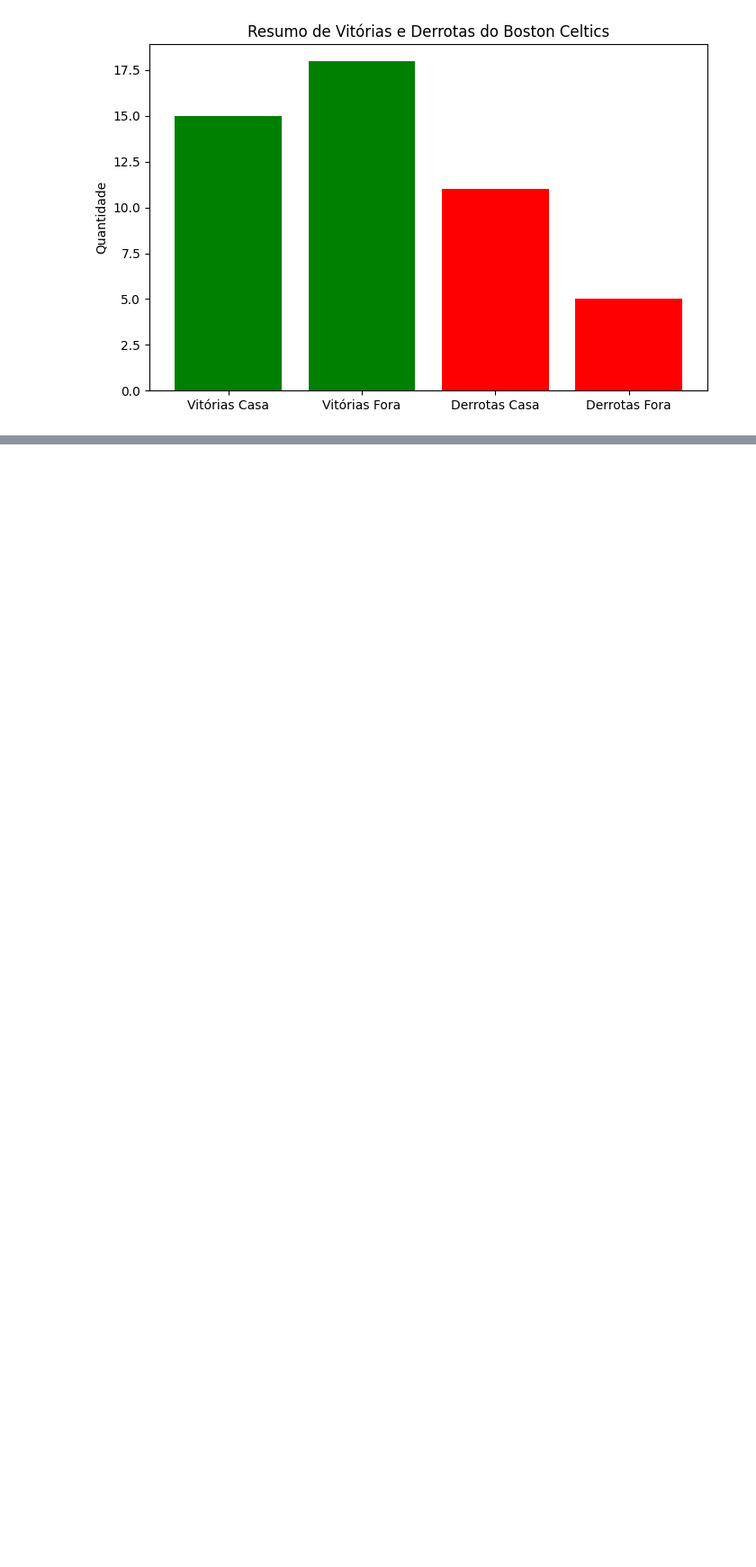
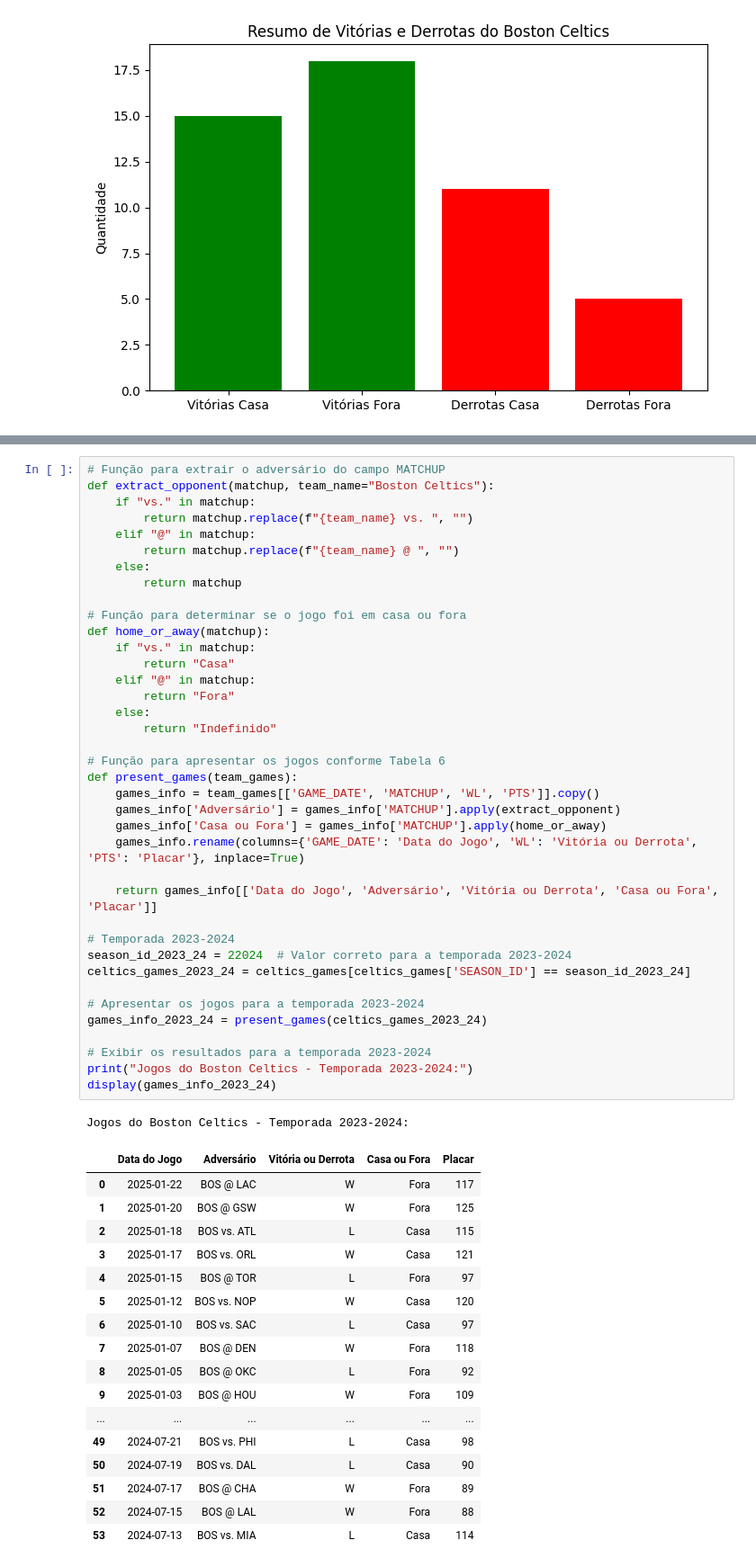
Before and after one commit to jacksonlmp/data_science_nba, a Jupyter notebook: notebook/data_exploration.ipynb, the cells around one changed output, grey strips where cells are left out. Shown at 90% size. Cells and saved outputs as stored; diff of their text form; blank space fills up the shorter version.

```diff
--- a/notebook/data_exploration.ipynb
+++ b/notebook/data_exploration.ipynb
@@ -210,0 +375,57 @@ See the caveats in the documentation: https://pandas.pydata.org/pandas-docs/stab
+# %%
+# Função para extrair o adversário do campo MATCHUP
+def extract_opponent(matchup, team_name="Boston Celtics"):
+    if "vs." in matchup:
+        return matchup.replace(f"{team_name} vs. ", "")
+    elif "@" in matchup:
+        return matchup.replace(f"{team_name} @ ", "")
+    else:
+        return matchup
+
+# Função para determinar se o jogo foi em casa ou fora
+def home_or_away(matchup):
+    if "vs." in matchup:
+        return "Casa"
+    elif "@" in matchup:
+        return "Fora"
+    else:
+        return "Indefinido"
+
+# Função para apresentar os jogos conforme Tabela 6
+def present_games(team_games):
+    games_info = team_games[['GAME_DATE', 'MATCHUP', 'WL', 'PTS']].copy()
+    games_info['Adversário'] = games_info['MATCHUP'].apply(extract_opponent)
+    games_info['Casa ou Fora'] = games_info['MATCHUP'].apply(home_or_away)
+    games_info.rename(columns={'GAME_DATE': 'Data do Jogo', 'WL': 'Vitória ou Derrota', 'PTS': 'Placar'}, inplace=True)
+
+    return games_info[['Data do Jogo', 'Adversário', 'Vitória ou Derrota', 'Casa ou Fora', 'Placar']]
+
+# Temporada 2023-2024
+season_id_2023_24 = 22024  # Valor correto para a temporada 2023-2024
+celtics_games_2023_24 = celtics_games[celtics_games['SEASON_ID'] == season_id_2023_24]
+
+# Apresentar os jogos para a temporada 2023-2024
+games_info_2023_24 = present_games(celtics_games_2023_24)
+
+# Exibir os resultados para a temporada 2023-2024
+print("Jogos do Boston Celtics - Temporada 2023-2024:")
+display(games_info_2023_24)
+# %% [output]
+Jogos do Boston Celtics - Temporada 2023-2024:
+|  | Data do Jogo | Adversário | Vitória ou Derrota | Casa ou Fora | Placar |
+| 0 | 2025-01-22 | BOS @ LAC | W | Fora | 117 |
+| 1 | 2025-01-20 | BOS @ GSW | W | Fora | 125 |
+| 2 | 2025-01-18 | BOS vs. ATL | L | Casa | 115 |
+| 3 | 2025-01-17 | BOS vs. ORL | W | Casa | 121 |
+| 4 | 2025-01-15 | BOS @ TOR | L | Fora | 97 |
+| 5 | 2025-01-12 | BOS vs. NOP | W | Casa | 120 |
+| 6 | 2025-01-10 | BOS vs. SAC | L | Casa | 97 |
+| 7 | 2025-01-07 | BOS @ DEN | W | Fora | 118 |
+| 8 | 2025-01-05 | BOS @ OKC | L | Fora | 92 |
+| 9 | 2025-01-03 | BOS @ HOU | W | Fora | 109 |
+| ... | ... | ... | ... | ... | ... |
+| 49 | 2024-07-21 | BOS vs. PHI | L | Casa | 98 |
+| 50 | 2024-07-19 | BOS vs. DAL | L | Casa | 90 |
+| 51 | 2024-07-17 | BOS @ CHA | W | Fora | 89 |
+| 52 | 2024-07-15 | BOS @ LAL | W | Fora | 88 |
+| 53 | 2024-07-13 | BOS vs. MIA | L | Casa | 114 |
```
Also changed, not shown: parts of 7 cells of this notebook, 1 other file.
